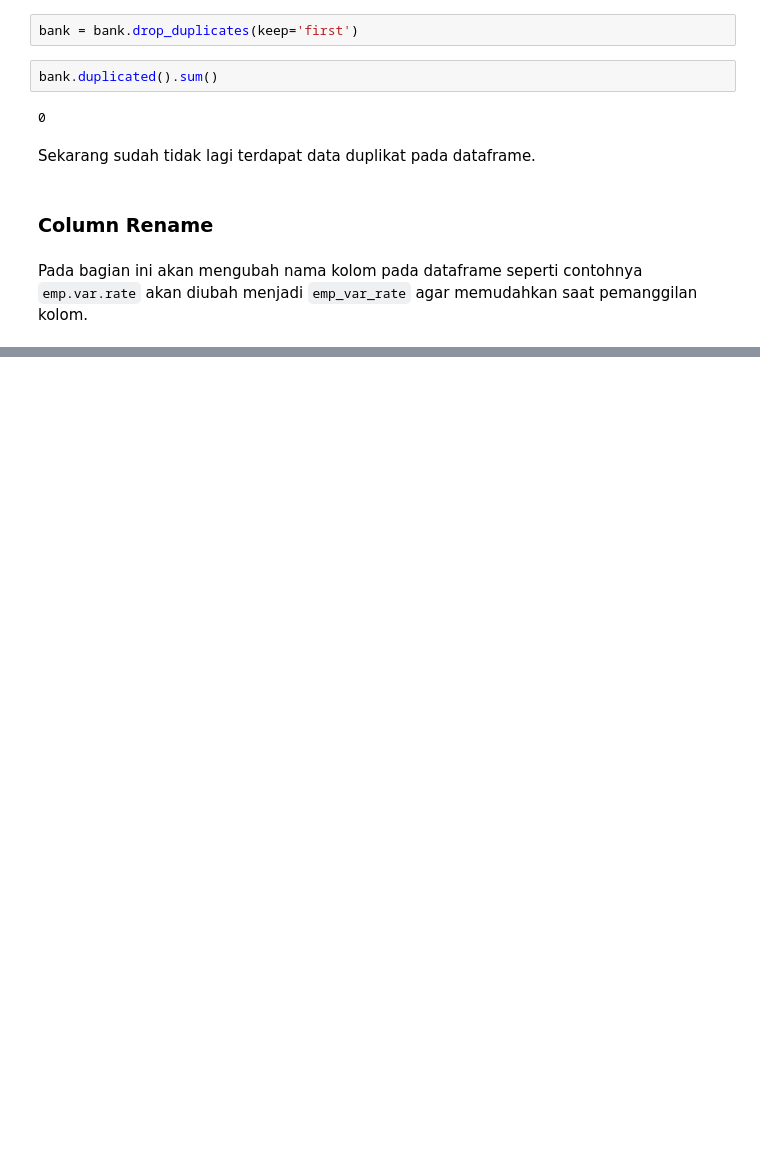
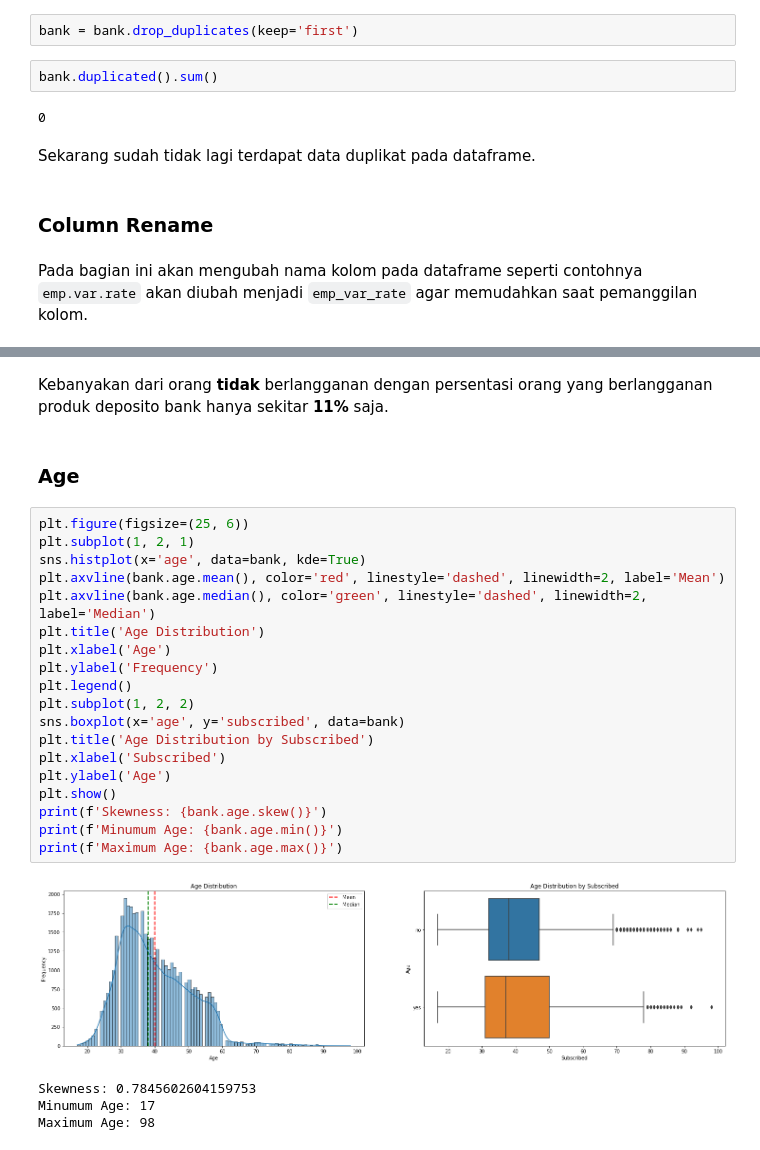
Before and after one commit to Penzragon/h8dsft_P1Milestone1, a Jupyter notebook: script.ipynb, the cells around one changed output, grey strips where cells are left out. Saved outputs shown, nothing was run; the diff lists cells and outputs as text; blank space fills up the shorter version.

```diff
--- a/script.ipynb
+++ b/script.ipynb
@@ -201,0 +221,28 @@ bank.head()
+# %% [markdown]
+Kebanyakan dari orang **tidak** berlangganan dengan persentasi orang yang berlangganan produk deposito bank hanya sekitar **11%** saja.
+# %% [markdown]
+### Age
+# %%
+plt.figure(figsize=(25, 6))
+plt.subplot(1, 2, 1)
+sns.histplot(x='age', data=bank, kde=True)
+plt.axvline(bank.age.mean(), color='red', linestyle='dashed', linewidth=2, label='Mean')
+plt.axvline(bank.age.median(), color='green', linestyle='dashed', linewidth=2, label='Median')
+plt.title('Age Distribution')
+plt.xlabel('Age')
+plt.ylabel('Frequency')
+plt.legend()
+plt.subplot(1, 2, 2)
+sns.boxplot(x='age', y='subscribed', data=bank)
+plt.title('Age Distribution by Subscribed')
+plt.xlabel('Subscribed')
+plt.ylabel('Age')
+plt.show()
+print(f'Skewness: {bank.age.skew()}')
+print(f'Minumum Age: {bank.age.min()}')
+print(f'Maximum Age: {bank.age.max()}')
+# %% [output]
+[figure, added]
+Skewness: 0.7845602604159753
+Minumum Age: 17
+Maximum Age: 98
```
Also changed, not shown: parts of 14 cells of this notebook.
